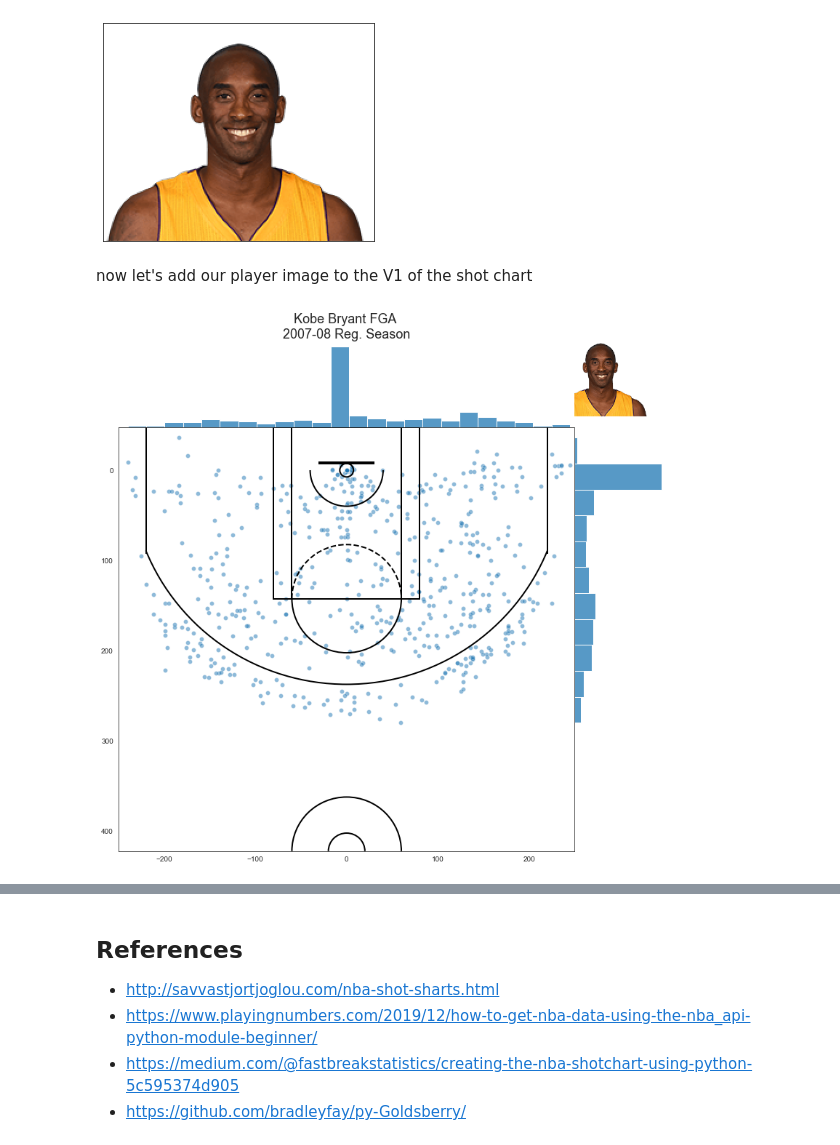
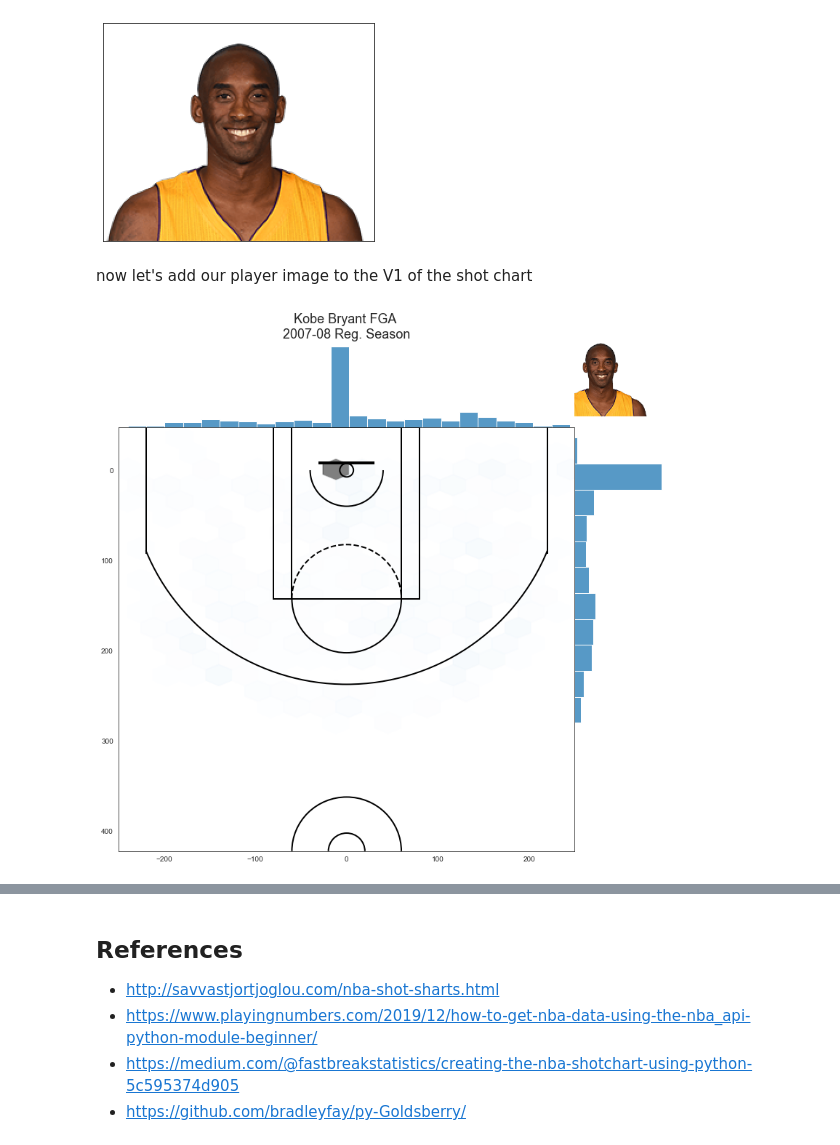
Before and after one commit to kpolimis/kpolimis.github.io-src, a Jupyter notebook: content/downloads/notebooks/nba_shot_charts_part_1.ipynb, the cells around one changed output, grey strips where cells are left out. Saved outputs shown, nothing was run; the diff lists cells and outputs as text; code cells hidden in the pictures.

Commit message:
modified nba shot charts part 1 blog post and notebook

```diff
--- a/content/downloads/notebooks/nba_shot_charts_part_1.ipynb
+++ b/content/downloads/notebooks/nba_shot_charts_part_1.ipynb
@@ -260,12 +260,12 @@ plt.tick_params(labelbottom=False, labelleft=False)
 plt.show()
 # %% [output]
 [figure]
-# %% [markdown]
-now let's add our player image to the V1 of the shot chart
+# %% [markdown]
+now let's add our player image to the V1 of the shot chart
 # %%
 # create our jointplot
 joint_shot_chart = sns.jointplot(x=shot_df.LOC_X, y=shot_df.LOC_Y,
-                                 kind='scatter', space=0, alpha=0.5)
+                                 kind='hex', space=0, alpha=0.5)
 
 joint_shot_chart.fig.set_size_inches(12,11)
 
@@ -273,31 +273,31 @@ joint_shot_chart.fig.set_size_inches(12,11)
 # is the one we want to draw our court onto and adjust some other settings
 ax = joint_shot_chart.ax_joint
 draw_court(ax)
 
 # Adjust the axis limits and orientation of the plot in order
 # to plot half court, with the hoop by the top of the plot
 ax.set_xlim(-250,250)
 ax.set_ylim(422.5, -47.5)
 
 # Get rid of axis labels and tick marks
 ax.set_xlabel('')
 ax.set_ylabel('')
 ax.tick_params(labelbottom='off', labelleft='off')
 
 # Add a title
 ax.set_title('Kobe Bryant FGA \n2007-08 Reg. Season',
              y=1.2, fontsize=18)
 
 # Add Kobe's image to the top right
 # First create our OffSetImage by passing in our image
 # and set the zoom level to make the image small enough
 # to fit on our plot
 img = OffsetImage(kobe_player_pic, zoom=0.6)
 # Pass in a tuple of x,y coordinates to set_offset
 img.set_offset((625,621))
 # add the image
 ax.add_artist(img)
 
 plt.show()
 # %% [output]
-[figure, old version]
+[figure, new version]
```
Also changed, not shown: parts of 30 cells of this notebook, 1 other file.
